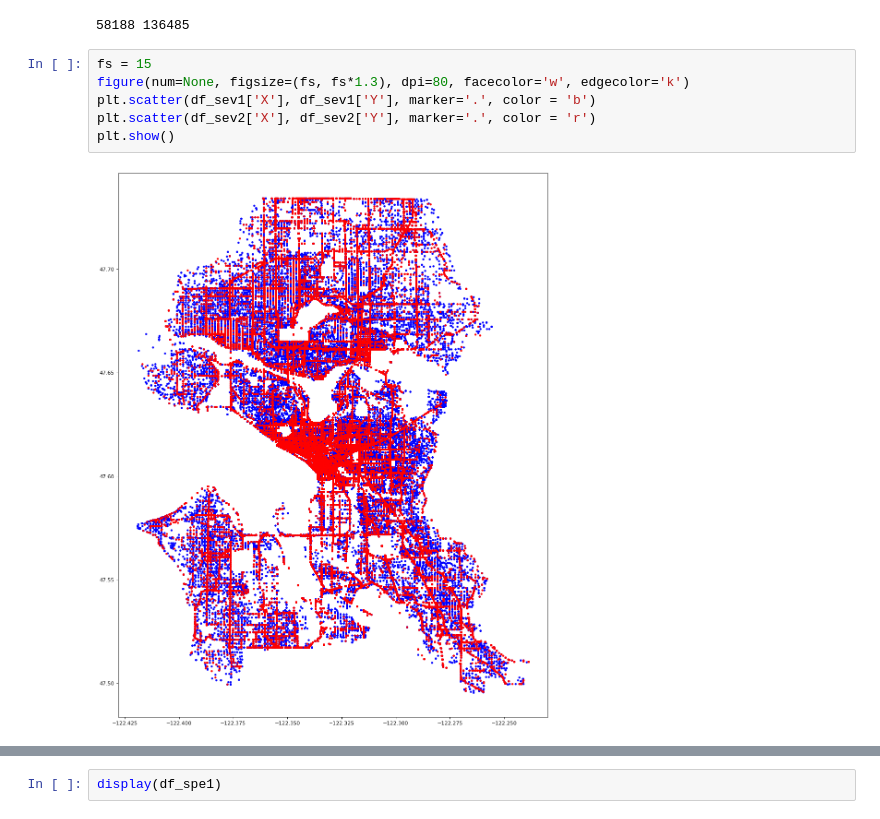
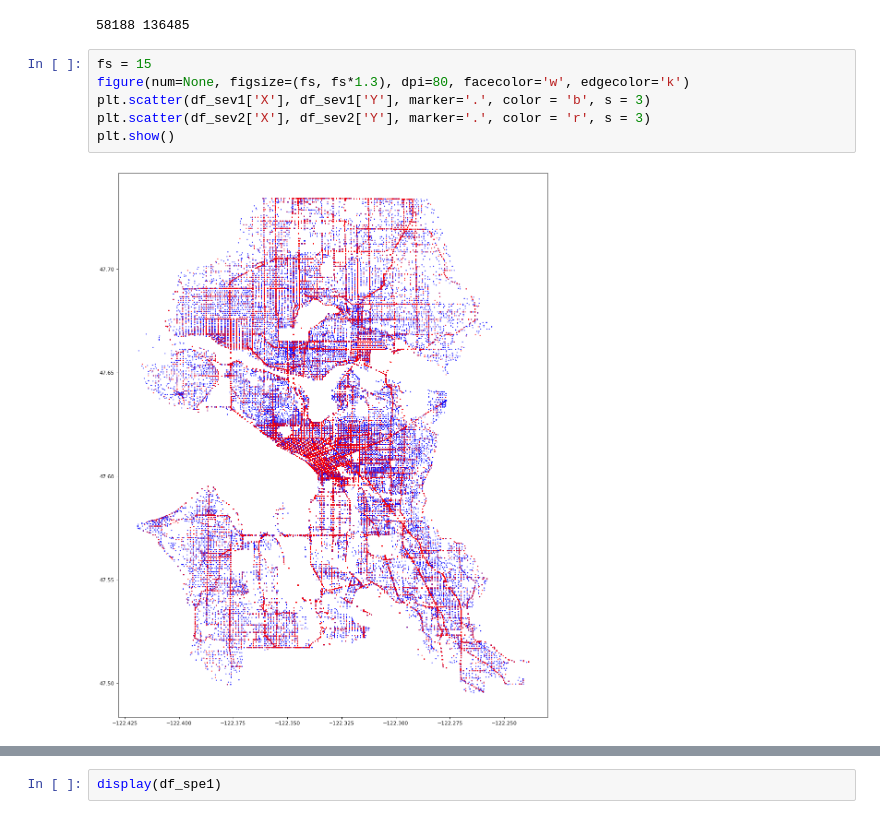
Before and after one commit to jearizaa/DataScience_AI_ML, a Jupyter notebook: Data Science Capstone.ipynb, the cells around one changed output, grey strips where cells are left out. Cells and saved outputs as stored; diff of their text form.

```diff
--- a/Data Science Capstone.ipynb
+++ b/Data Science Capstone.ipynb
@@ -287,11 +265,11 @@ print(len(df_sev2),len(df_sev1))
 # %%
 fs = 15
 figure(num=None, figsize=(fs, fs*1.3), dpi=80, facecolor='w', edgecolor='k')
-plt.scatter(df_sev1['X'], df_sev1['Y'], marker='.', color = 'b')
-plt.scatter(df_sev2['X'], df_sev2['Y'], marker='.', color = 'r')
+plt.scatter(df_sev1['X'], df_sev1['Y'], marker='.', color = 'b', s = 3)
+plt.scatter(df_sev2['X'], df_sev2['Y'], marker='.', color = 'r', s = 3)
 plt.show()
 # %% [output]
-[figure, old version]
+[figure, new version]
 # %%
 df_spe1 = df_sev2[df['HITPARKEDCAR'] == 1]
 df_spe0 = df[df['HITPARKEDCAR'] == 0]
```
Also changed, not shown: parts of 23 cells of this notebook, 1 other file.
